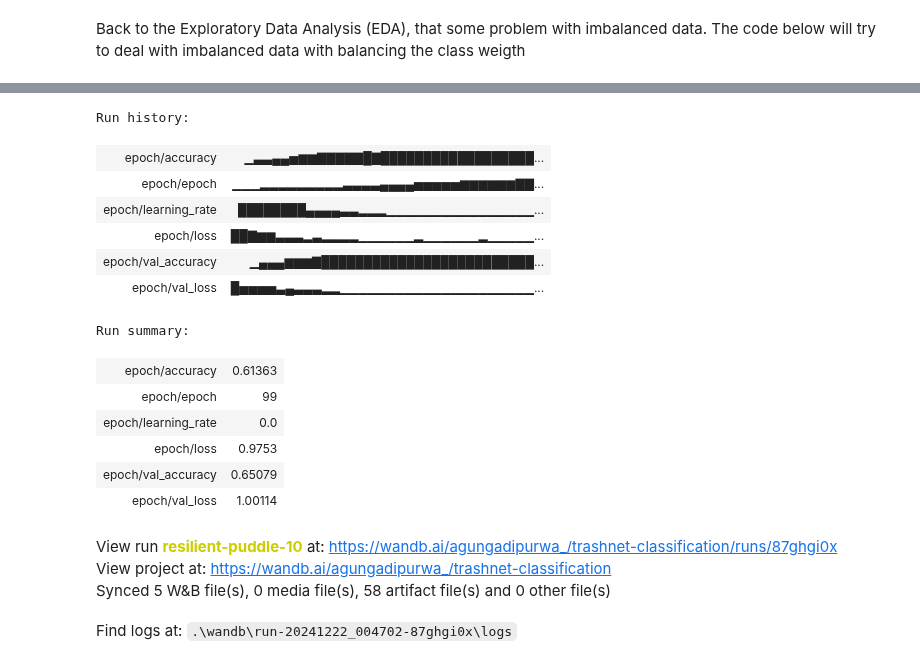
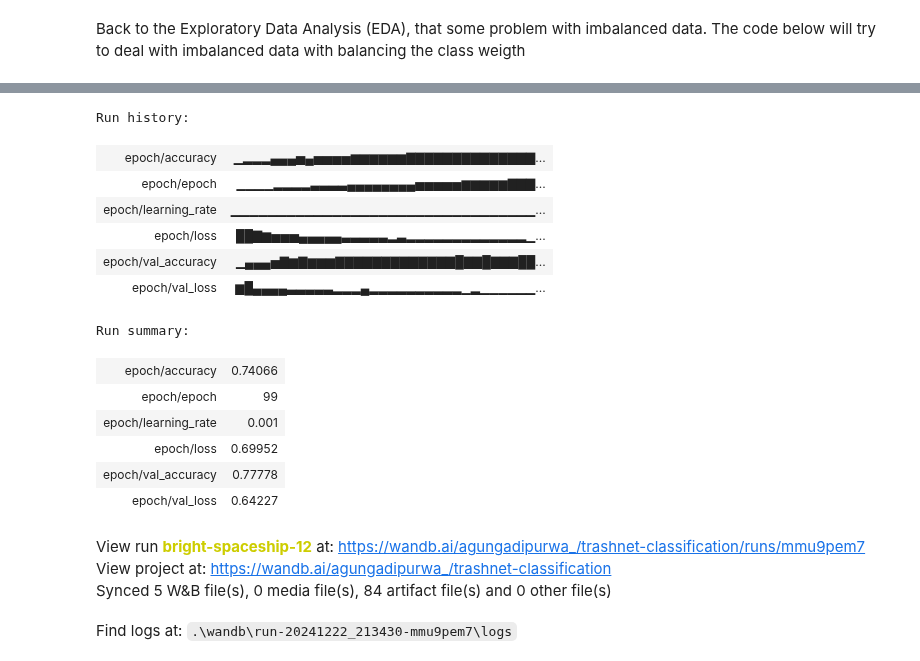
Before and after one commit to agungadipurwa/trash-classification, a Jupyter notebook: modeling.ipynb, the cells around one changed output, grey strips where cells are left out. Saved outputs shown, nothing was run; the diff lists cells and outputs as text; code cells hidden in the pictures.

```diff
--- a/modeling.ipynb
+++ b/modeling.ipynb
@@ -247,27 +310,27 @@ history = model.fit(
 # %%
 #Saving model
-path = "./ckpt/cnn.keras" #save modle on local
-registered_model_name = "cnn_trashnet_v1" #push model for tacking versioning or experiment to Wandb
+path = "./ckpt/cnn_v2.weights.h5" #save modle on local
+registered_model_name = "cnn_trashnet_v2" #push model for tacking versioning or experiment to Wandb
 
 run.link_model(path=path, registered_model_name=registered_model_name)
 run.finish() #close the running session of Wandb
 # %% [output]
 [interactive output not drawn]
 Run history:
-| epoch/accuracy | ▁▃▃▄▄▅▆▆▇▇▇▇▇█▇██████████████████... |
-| epoch/epoch | ▁▁▁▂▂▂▂▂▂▂▂▂▃▃▃▃▄▄▄▄▅▅▅▅▅▆▆▆▆▆▆▇▇... |
-| epoch/learning_rate | ████████▄▄▄▄▃▃▂▂▂▁▁▁▁▁▁▁▁▁▁▁▁▁▁▁▁... |
-| epoch/loss | ██▇▆▆▃▃▃▂▃▂▂▂▂▁▁▁▁▁▁▂▁▁▁▁▁▁▂▁▁▁▁▁... |
-| epoch/val_accuracy | ▁▄▄▄▆▆▆▇█████████████████████████... |
-| epoch/val_loss | █▅▅▅▅▃▄▃▃▃▂▂▁▁▁▁▁▁▁▁▁▁▁▁▁▁▁▁▁▁▁▁▁... |
+| epoch/accuracy | ▁▂▂▂▄▄▄▅▄▅▅▅▅▆▆▆▆▆▆▇▇▇▇▇▇▇▇▇▇▇▇▇▇... |
+| epoch/epoch | ▁▁▁▁▂▂▂▂▃▃▃▃▄▄▄▄▄▄▄▄▅▅▅▅▅▆▆▆▆▆▇▇▇... |
+| epoch/learning_rate | ▁▁▁▁▁▁▁▁▁▁▁▁▁▁▁▁▁▁▁▁▁▁▁▁▁▁▁▁▁▁▁▁▁... |
+| epoch/loss | ██▇▆▅▅▅▄▄▄▄▄▃▃▃▃▃▂▃▂▂▂▂▂▂▂▂▂▂▂▂▂▁... |
+| epoch/val_accuracy | ▁▄▄▄▅▇▆▇▆▆▆▇▇▇▇▇▇▇▇▇▇▇▇▇█▇▇█▇▇▇██... |
+| epoch/val_loss | ▆█▄▄▄▄▃▃▃▃▃▂▂▂▄▂▂▂▂▂▂▂▂▂▂▁▂▁▁▁▁▁▁... |
 Run summary:
-| epoch/accuracy | 0.61363 |
+| epoch/accuracy | 0.74066 |
 | epoch/epoch | 99 |
-| epoch/learning_rate | 0.0 |
-| epoch/loss | 0.9753 |
-| epoch/val_accuracy | 0.65079 |
-| epoch/val_loss | 1.00114 |
+| epoch/learning_rate | 0.001 |
+| epoch/loss | 0.69952 |
+| epoch/val_accuracy | 0.77778 |
+| epoch/val_loss | 0.64227 |
-View run resilient-puddle-10 at: https://wandb.ai/agungadipurwa_/trashnet-classification/runs/87ghgi0x
+View run bright-spaceship-12 at: https://wandb.ai/agungadipurwa_/trashnet-classification/runs/mmu9pem7
 View project at: https://wandb.ai/agungadipurwa_/trashnet-classification
-Synced 5 W&B file(s), 0 media file(s), 58 artifact file(s) and 0 other file(s)
+Synced 5 W&B file(s), 0 media file(s), 84 artifact file(s) and 0 other file(s)
-Find logs at: .\wandb\run-20241222_004702-87ghgi0x\logs
+Find logs at: .\wandb\run-20241222_213430-mmu9pem7\logs
```
Also changed, not shown: parts of 10 cells of this notebook, 6 other files.
